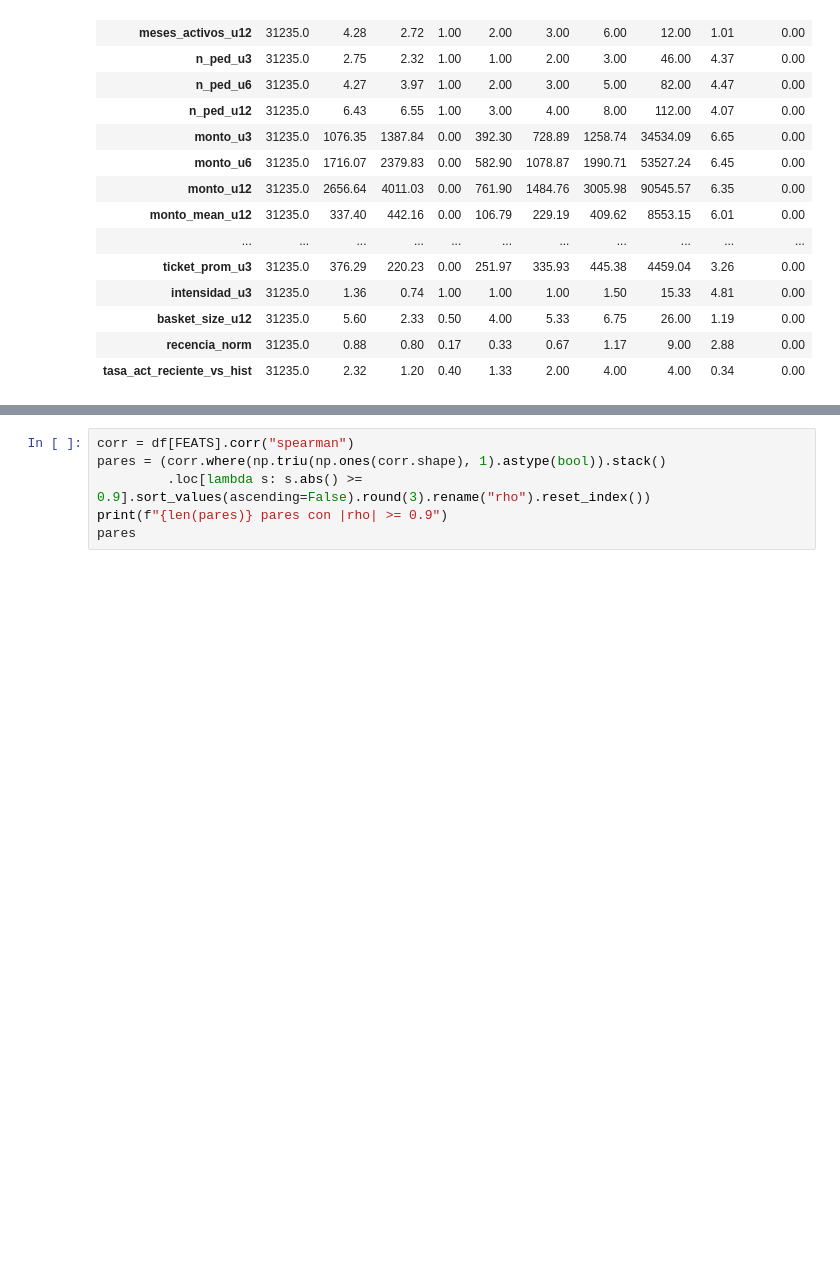
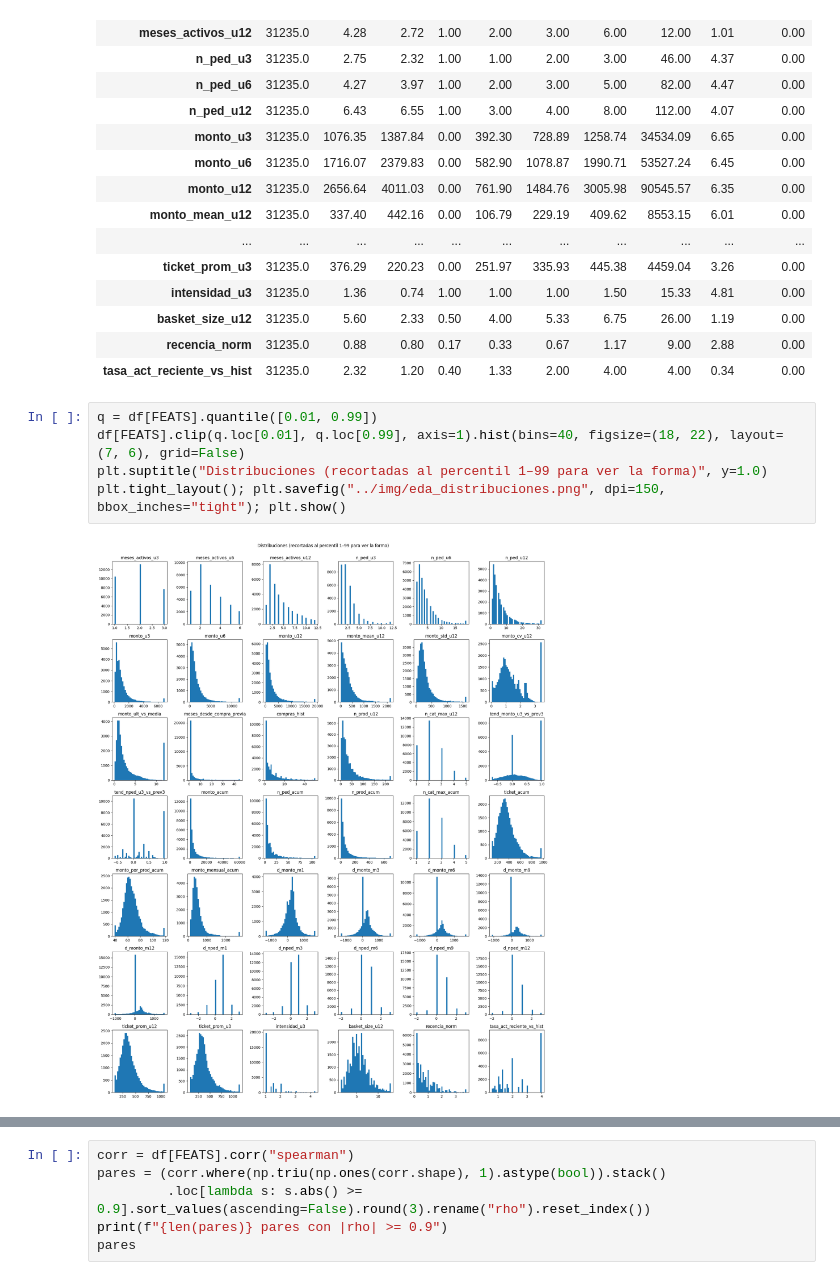
Before and after one commit to CarlosEscobarArroyo/customer-churn-prediction, a Jupyter notebook: sem2_draft/01_eda/eda.ipynb, the cells around one changed output, grey strips where cells are left out. Cells and saved outputs as stored; diff of their text form; blank space fills up the shorter version.

```diff
--- a/sem2_draft/01_eda/eda.ipynb
+++ b/sem2_draft/01_eda/eda.ipynb
@@ -121,4 +184,11 @@ desc.round(2)
 | basket_size_u12 | 31235.0 | 5.60 | 2.33 | 0.50 | 4.00 | 5.33 | 6.75 | 26.00 | 1.19 | 0.00 |
 | recencia_norm | 31235.0 | 0.88 | 0.80 | 0.17 | 0.33 | 0.67 | 1.17 | 9.00 | 2.88 | 0.00 |
 | tasa_act_reciente_vs_hist | 31235.0 | 2.32 | 1.20 | 0.40 | 1.33 | 2.00 | 4.00 | 4.00 | 0.34 | 0.00 |
+# %%
+q = df[FEATS].quantile([0.01, 0.99])
+df[FEATS].clip(q.loc[0.01], q.loc[0.99], axis=1).hist(bins=40, figsize=(18, 22), layout=(7, 6), grid=False)
+plt.suptitle("Distribuciones (recortadas al percentil 1–99 para ver la forma)", y=1.0)
+plt.tight_layout(); plt.savefig("../img/eda_distribuciones.png", dpi=150, bbox_inches="tight"); plt.show()
+# %% [output]
+[figure, added]
 # %% [markdown]
```
Also changed, not shown: parts of 19 cells of this notebook, 49 other files.
